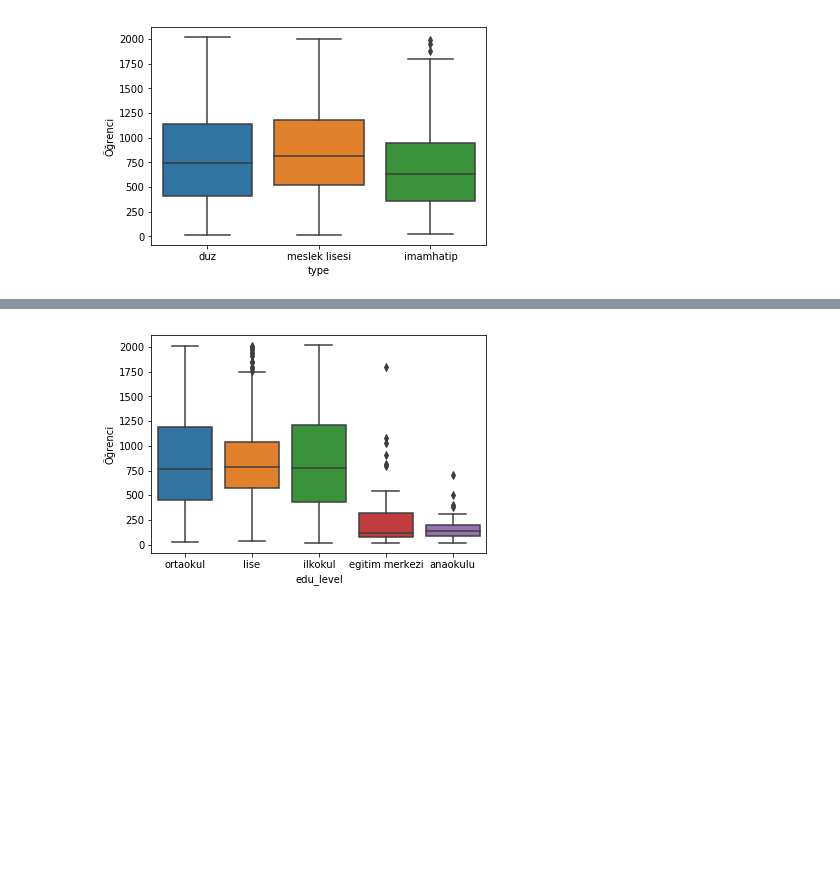
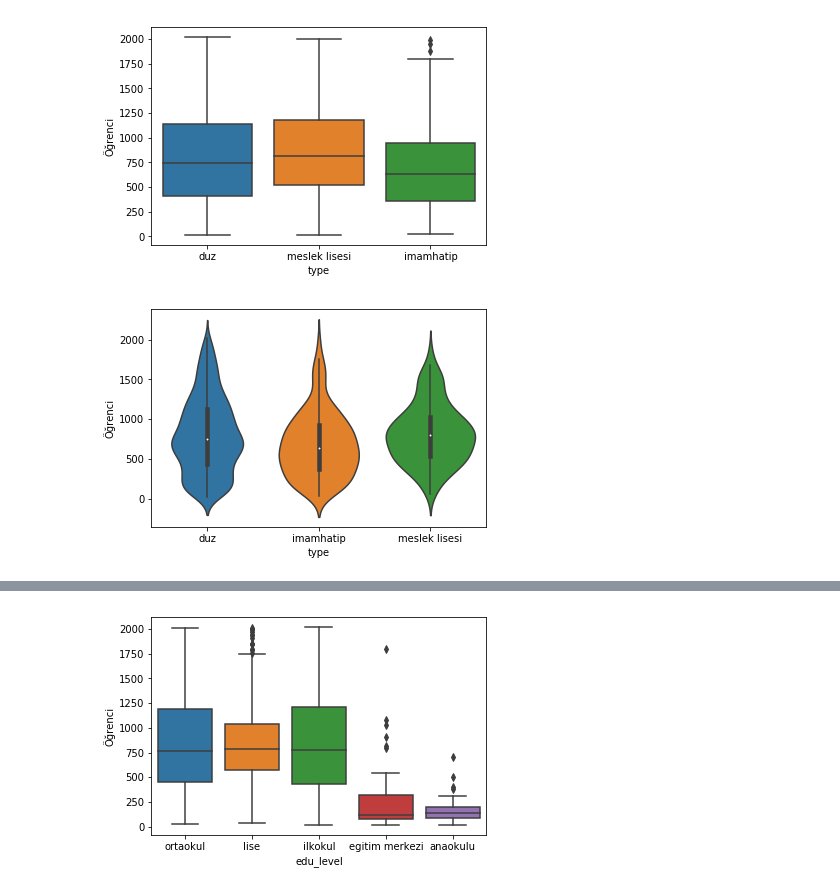
Before and after one commit to mylogicniche/turkey-school-analysis, a Jupyter notebook: analiz-2.ipynb, the cells around one changed output, grey strips where cells are left out. Drawn from its saved outputs; the diff is of its cells as text; code cells hidden in the pictures; blank space fills up the shorter version.

```diff
--- a/analiz-2.ipynb
+++ b/analiz-2.ipynb
@@ -233,3 +233,8 @@ sns.boxplot(x='type', y='Öğrenci', data=df_short)
 plt.show()
 # %% [output]
 [figure]
+# %%
+sns.violinplot(x='type', y='Öğrenci', data=df_short)
+plt.show()
+# %% [output]
+[figure, added]
```
Also changed, not shown: parts of 4 cells of this notebook.
